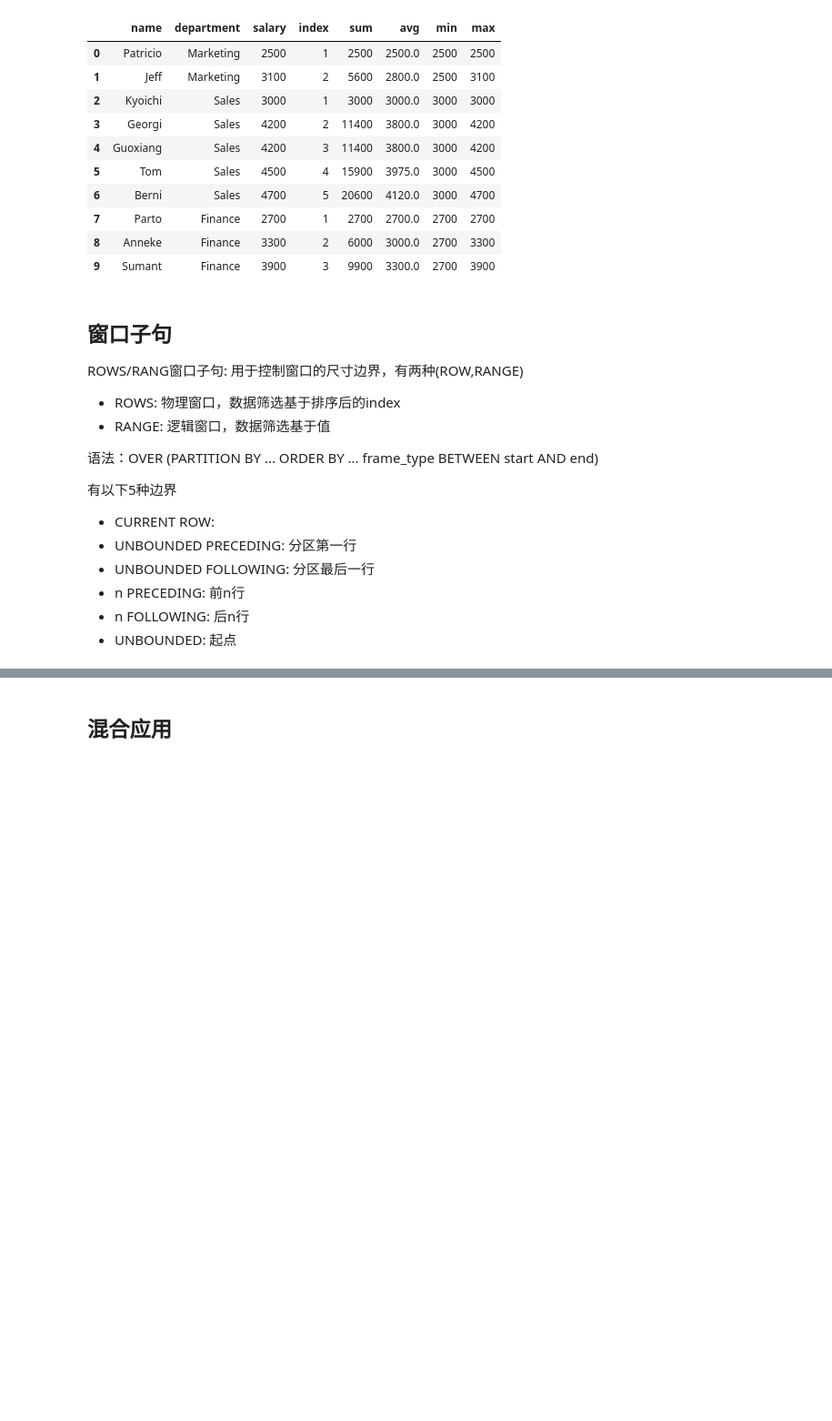
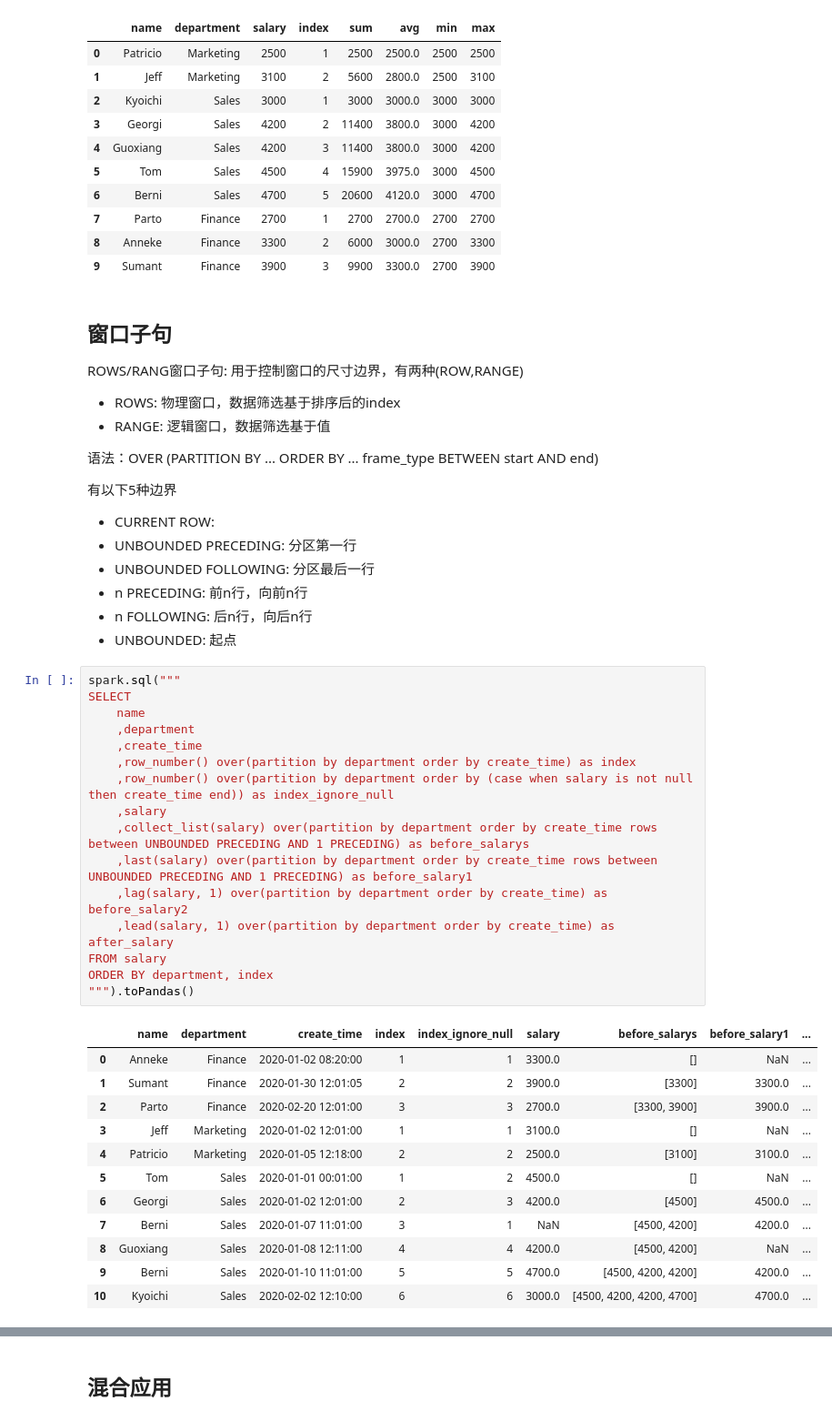
Before and after one commit to clelandgt/spark_learn, a Jupyter notebook: jupyter_sql/sparksql_window_function.ipynb, the cells around one changed output, grey strips where cells are left out. Shown: that part at 91% size. Drawn from its saved outputs; the diff is of its cells as text; blank space fills up the shorter version.

Commit message:
UPD: jupyter_sql/sparksql_window_function.ipynb update ROWS/RANG

```diff
--- a/jupyter_sql/sparksql_window_function.ipynb
+++ b/jupyter_sql/sparksql_window_function.ipynb
@@ -198,7 +201,36 @@ ROWS/RANG窗口子句: 用于控制窗口的尺寸边界，有两种(ROW,RANGE)
 - CURRENT ROW:
 - UNBOUNDED PRECEDING: 分区第一行
 - UNBOUNDED FOLLOWING: 分区最后一行
-- n PRECEDING: 前n行
-- n FOLLOWING: 后n行
+- n PRECEDING: 前n行，向前n行
+- n FOLLOWING: 后n行，向后n行
 - UNBOUNDED: 起点
+# %%
+spark.sql("""
+SELECT
+    name
+    ,department
+    ,create_time
+    ,row_number() over(partition by department order by create_time) as index
+    ,row_number() over(partition by department order by (case when salary is not null then create_time end)) as index_ignore_null
+    ,salary
+    ,collect_list(salary) over(partition by department order by create_time rows between UNBOUNDED PRECEDING AND 1 PRECEDING) as before_salarys
+    ,last(salary) over(partition by department order by create_time rows between UNBOUNDED PRECEDING AND 1 PRECEDING) as before_salary1
+    ,lag(salary, 1) over(partition by department order by create_time) as before_salary2
+    ,lead(salary, 1) over(partition by department order by create_time) as after_salary
+FROM salary
+ORDER BY department, index
+""").toPandas()
+# %% [output]
+|  | name | department | create_time | index | index_ignore_null | salary | before_salarys | before_salary1 | ... |
+| 0 | Anneke | Finance | 2020-01-02 08:20:00 | 1 | 1 | 3300.0 | [] | NaN | ... |
+| 1 | Sumant | Finance | 2020-01-30 12:01:05 | 2 | 2 | 3900.0 | [3300] | 3300.0 | ... |
+| 2 | Parto | Finance | 2020-02-20 12:01:00 | 3 | 3 | 2700.0 | [3300, 3900] | 3900.0 | ... |
+| 3 | Jeff | Marketing | 2020-01-02 12:01:00 | 1 | 1 | 3100.0 | [] | NaN | ... |
+| 4 | Patricio | Marketing | 2020-01-05 12:18:00 | 2 | 2 | 2500.0 | [3100] | 3100.0 | ... |
+| 5 | Tom | Sales | 2020-01-01 00:01:00 | 1 | 2 | 4500.0 | [] | NaN | ... |
+| 6 | Georgi | Sales | 2020-01-02 12:01:00 | 2 | 3 | 4200.0 | [4500] | 4500.0 | ... |
+| 7 | Berni | Sales | 2020-01-07 11:01:00 | 3 | 1 | NaN | [4500, 4200] | 4200.0 | ... |
+| 8 | Guoxiang | Sales | 2020-01-08 12:11:00 | 4 | 4 | 4200.0 | [4500, 4200] | NaN | ... |
+| 9 | Berni | Sales | 2020-01-10 11:01:00 | 5 | 5 | 4700.0 | [4500, 4200, 4200] | 4200.0 | ... |
+| 10 | Kyoichi | Sales | 2020-02-02 12:10:00 | 6 | 6 | 3000.0 | [4500, 4200, 4200, 4700] | 4700.0 | ... |
 # %%
```
Also changed, not shown: parts of 4 cells of this notebook.
